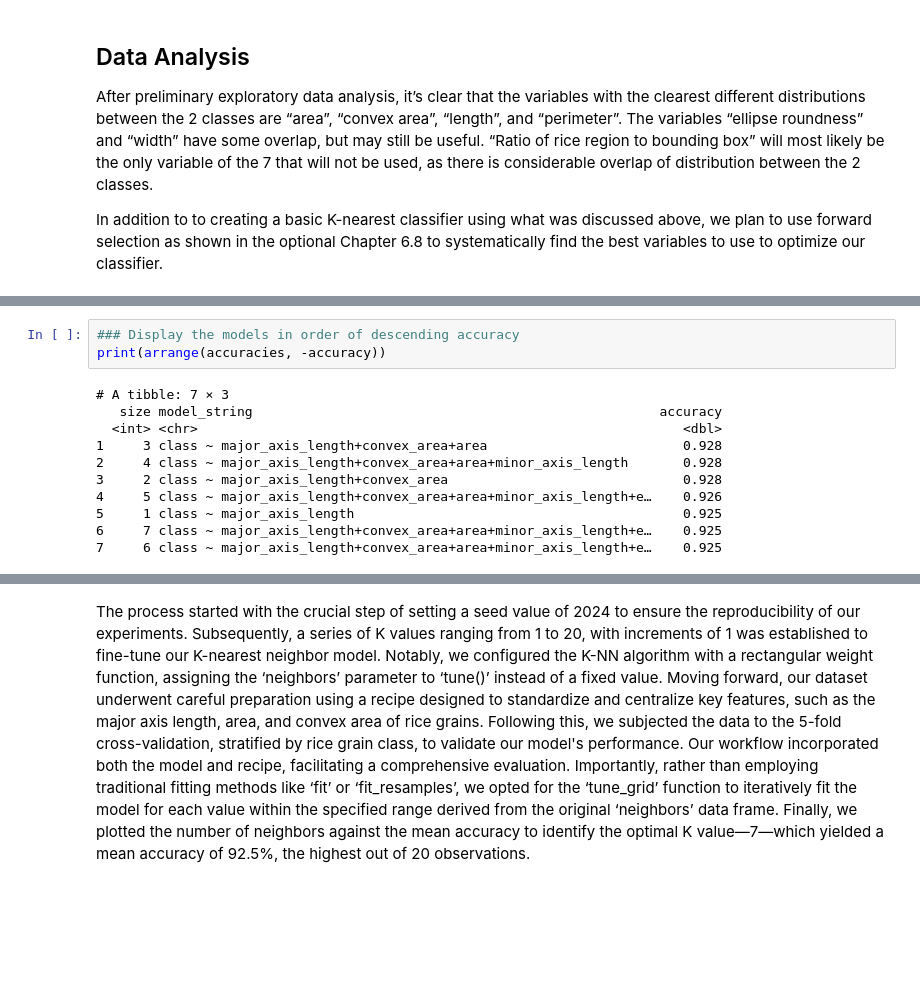
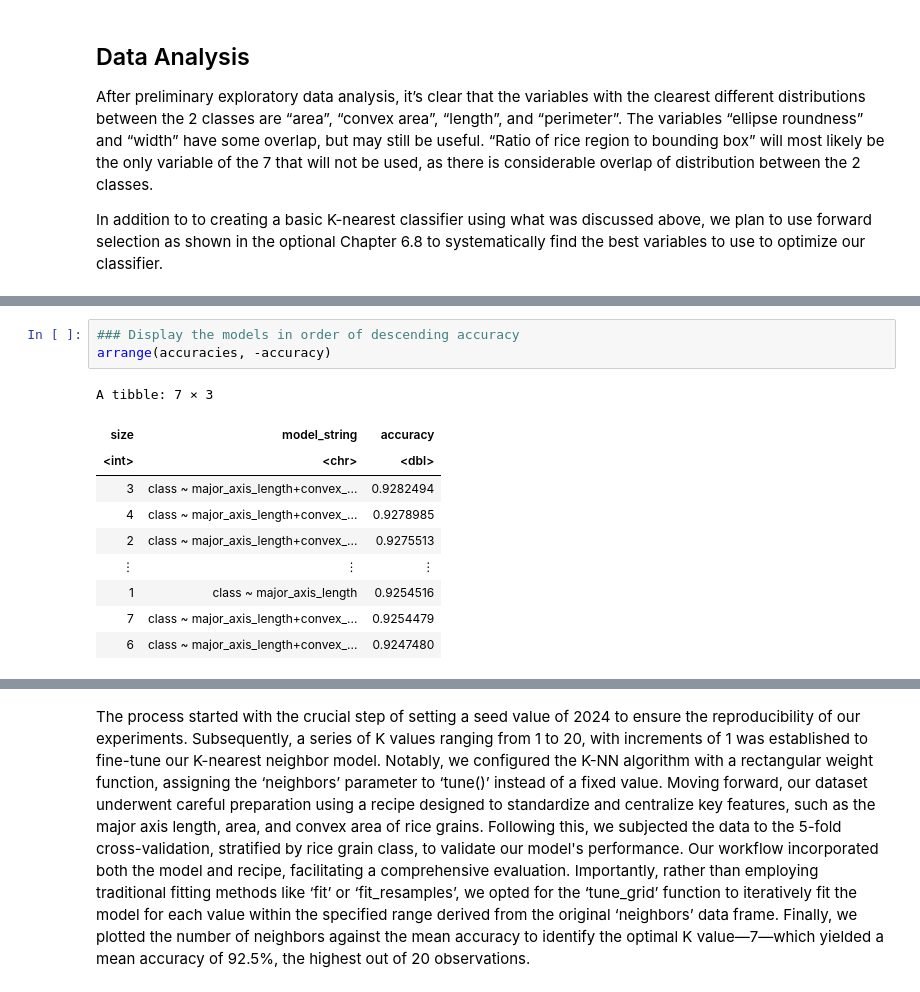
Before and after one commit to trungnguyen21/group_project_dsci, a Jupyter notebook: Group13_Report.ipynb, the cells around one changed output, grey strips where cells are left out. Cells and saved outputs as stored; diff of their text form; blank space fills up the shorter version.

```diff
--- a/Group13_Report.ipynb
+++ b/Group13_Report.ipynb
@@ -203,18 +237,18 @@ for (i in 1:n_total) {
 }
 # %%
 ### Display the models in order of descending accuracy
-print(arrange(accuracies, -accuracy))
+arrange(accuracies, -accuracy)
 # %% [output]
-# A tibble: 7 × 3
-   size model_string                                                    accuracy
-  <int> <chr>                                                              <dbl>
-1     3 class ~ major_axis_length+convex_area+area                         0.928
-2     4 class ~ major_axis_length+convex_area+area+minor_axis_length       0.928
-3     2 class ~ major_axis_length+convex_area                              0.928
-4     5 class ~ major_axis_length+convex_area+area+minor_axis_length+e…    0.926
-5     1 class ~ major_axis_length                                          0.925
-6     7 class ~ major_axis_length+convex_area+area+minor_axis_length+e…    0.925
-7     6 class ~ major_axis_length+convex_area+area+minor_axis_length+e…    0.925
+A tibble: 7 × 3
+| size | model_string | accuracy |
+| <int> | <chr> | <dbl> |
+| 3 | class ~ major_axis_length+convex_... | 0.9282494 |
+| 4 | class ~ major_axis_length+convex_... | 0.9278985 |
+| 2 | class ~ major_axis_length+convex_... | 0.9275513 |
+| ⋮ | ⋮ | ⋮ |
+| 1 | class ~ major_axis_length | 0.9254516 |
+| 7 | class ~ major_axis_length+convex_... | 0.9254479 |
+| 6 | class ~ major_axis_length+convex_... | 0.9247480 |
 # %%
 ### Create accuracy plot of number of predictors
 accuracies_plot <- accuracies |>
```
Also changed, not shown: parts of 22 cells of this notebook.
